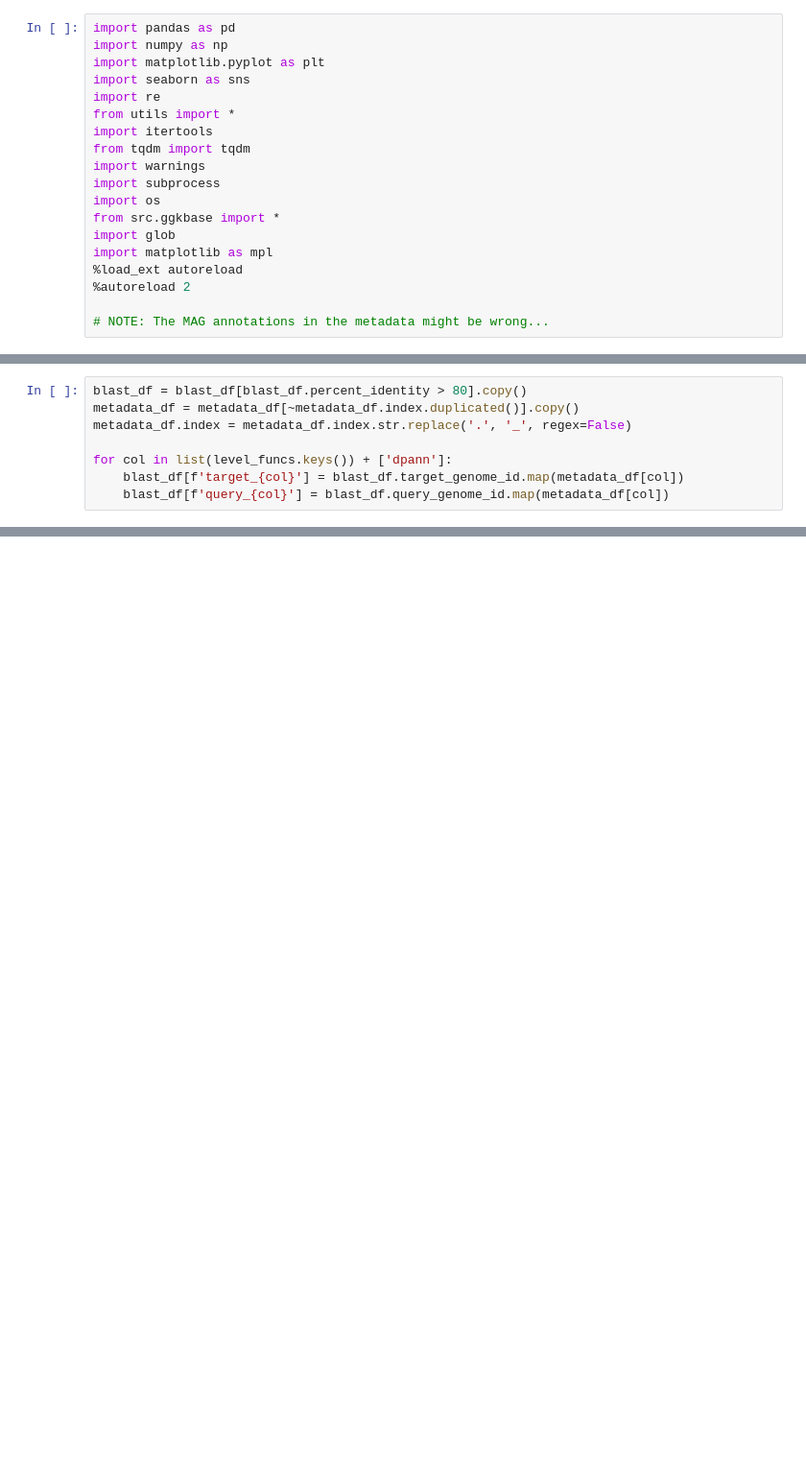
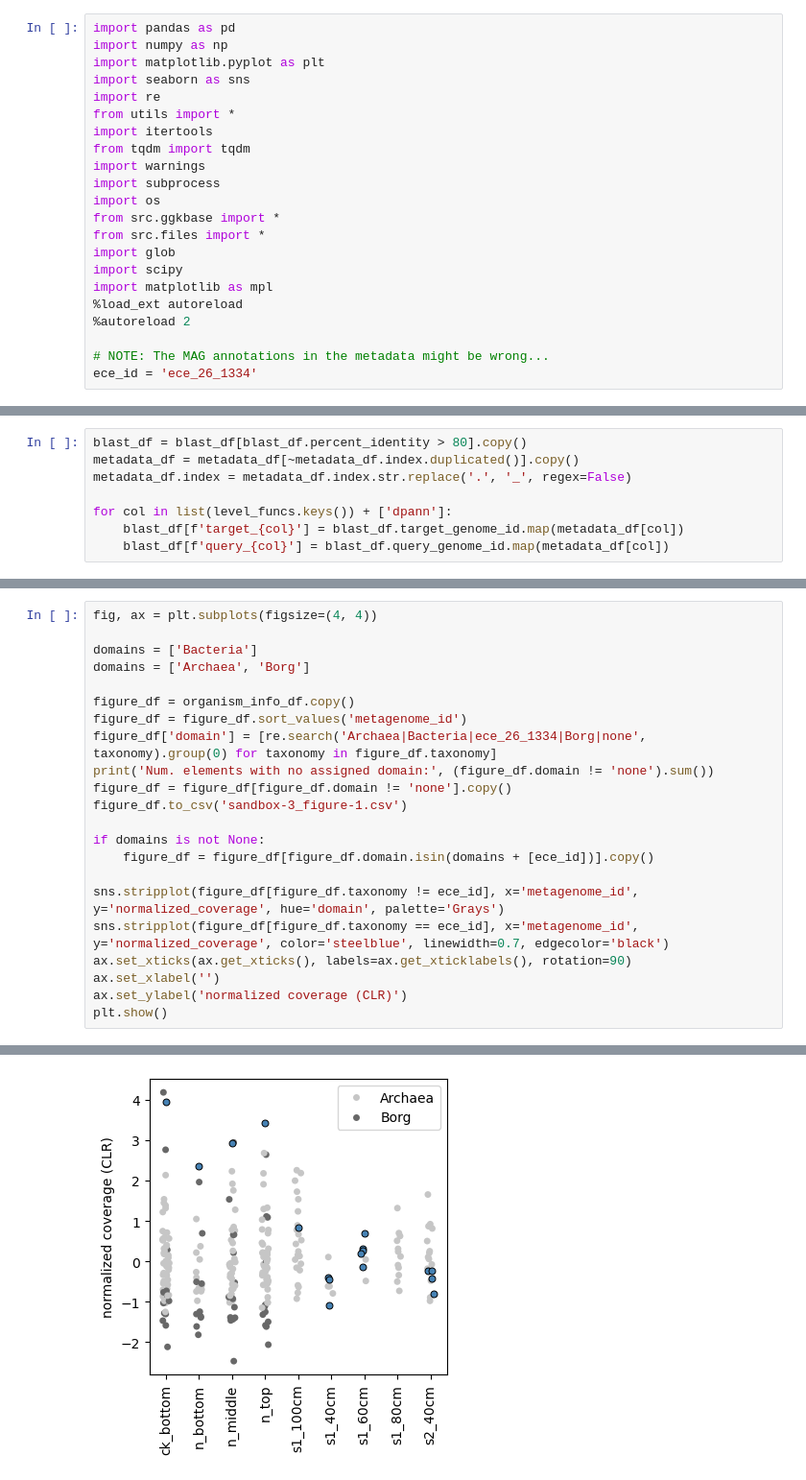
Before and after one commit to pipparichter/banfield, a Jupyter notebook: notebooks/sandbox-3.ipynb, the cells around one changed output, grey strips where cells are left out. Shown: that part at 96% size. Saved outputs shown, nothing was run; the diff lists cells and outputs as text; blank space fills up the shorter version.

```diff
--- a/notebooks/sandbox-3.ipynb
+++ b/notebooks/sandbox-3.ipynb
@@ -11,9 +11,12 @@ import warnings
 import subprocess
 import os
 from src.ggkbase import *
+from src.files import *
 import glob
+import scipy
 import matplotlib as mpl
 %load_ext autoreload
 %autoreload 2
 
 # NOTE: The MAG annotations in the metadata might be wrong...
+ece_id = 'ece_26_1334'
@@ -128,0 +206,23 @@ blast_df[blast_df.spacer_id.str.contains('1847_2:4')]
+# %%
+fig, ax = plt.subplots(figsize=(4, 4))
+
+domains = ['Bacteria']
+domains = ['Archaea', 'Borg']
+
+figure_df = organism_info_df.copy()
+figure_df = figure_df.sort_values('metagenome_id')
+figure_df['domain'] = [re.search('Archaea|Bacteria|ece_26_1334|Borg|none', taxonomy).group(0) for taxonomy in figure_df.taxonomy]
+print('Num. elements with no assigned domain:', (figure_df.domain != 'none').sum())
+figure_df = figure_df[figure_df.domain != 'none'].copy()
+figure_df.to_csv('sandbox-3_figure-1.csv')
+
+if domains is not None:
+    figure_df = figure_df[figure_df.domain.isin(domains + [ece_id])].copy()
+
+sns.stripplot(figure_df[figure_df.taxonomy != ece_id], x='metagenome_id', y='normalized_coverage', hue='domain', palette='Grays')
+sns.stripplot(figure_df[figure_df.taxonomy == ece_id], x='metagenome_id', y='normalized_coverage', color='steelblue', linewidth=0.7, edgecolor='black')
+ax.set_xticks(ax.get_xticks(), labels=ax.get_xticklabels(), rotation=90)
+ax.set_xlabel('')
+ax.set_ylabel('normalized coverage (CLR)')
+plt.show()
+# %% [output]
@@ -128,0 +230 @@ blast_df[blast_df.spacer_id.str.contains('1847_2:4')]
+[figure, added]
```
Also changed, not shown: parts of 14 cells of this notebook, 14 other files.
